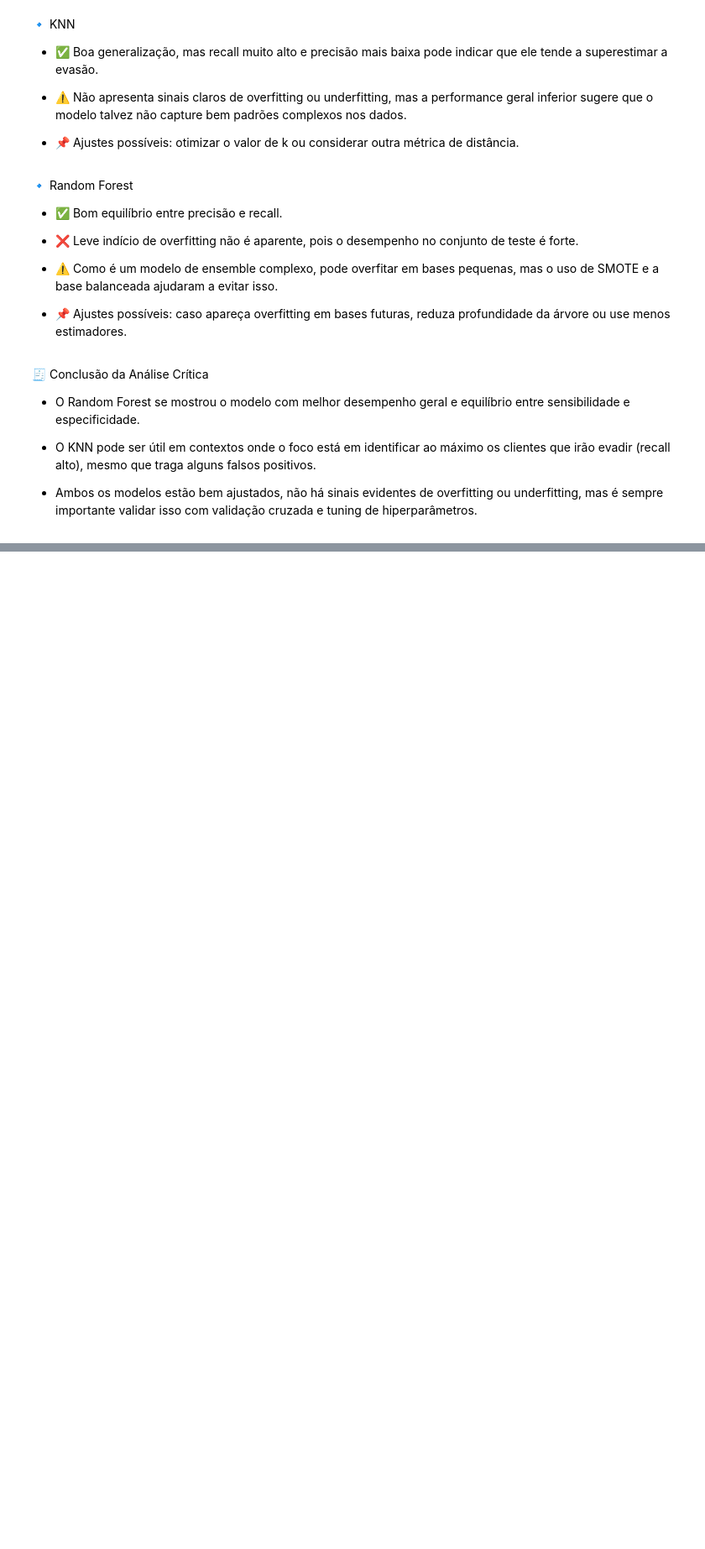
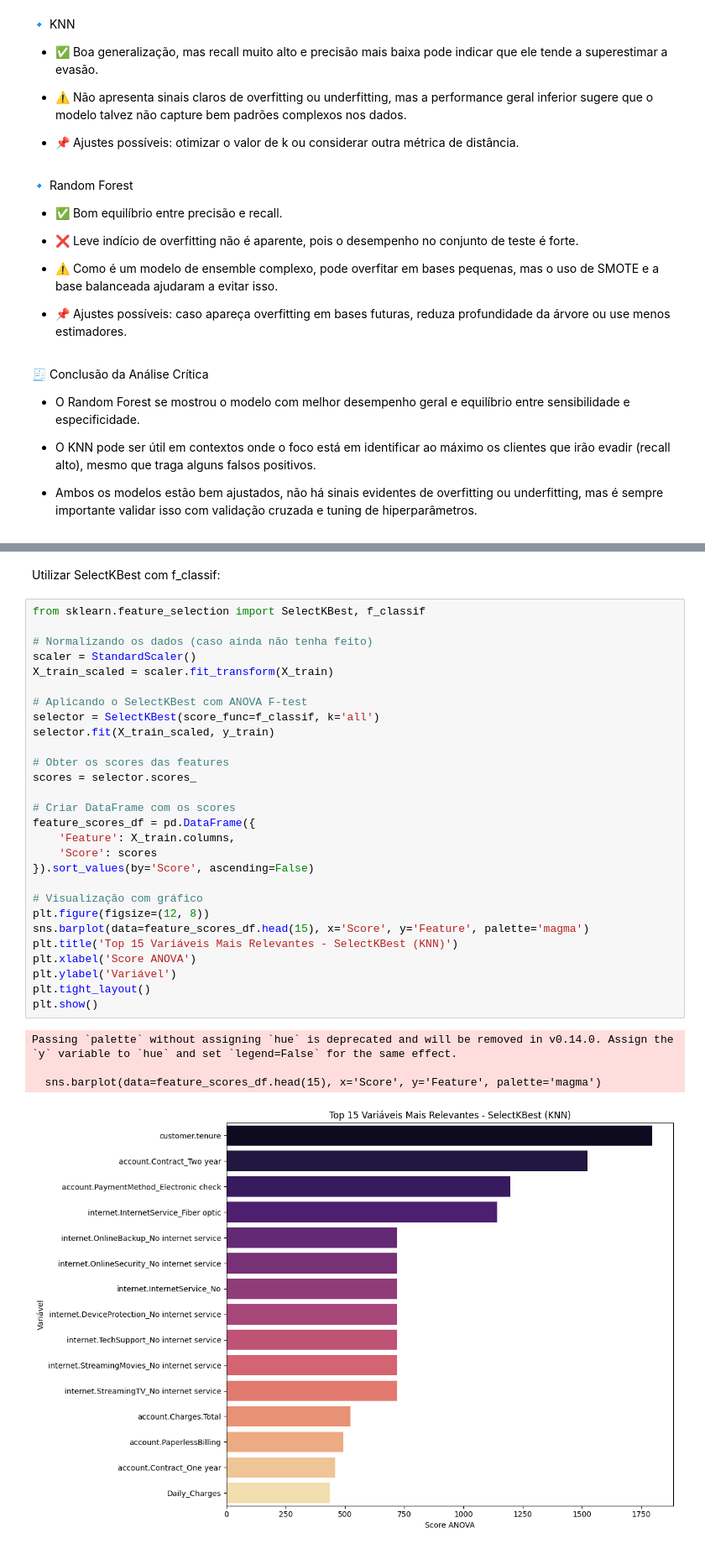
Before and after one commit to TheGabrielVieira/challenge3-data-science-part2, a Jupyter notebook: ML_TelecomX_BR.ipynb, the cells around one changed output, grey strips where cells are left out. Shown at 84% size. Drawn from its saved outputs; the diff is of its cells as text; blank space fills up the shorter version.

```diff
--- a/ML_TelecomX_BR.ipynb
+++ b/ML_TelecomX_BR.ipynb
@@ -644,0 +650,35 @@ plt.show()
+# %% [markdown]
+Utilizar SelectKBest com f_classif:
+# %%
+from sklearn.feature_selection import SelectKBest, f_classif
+
+# Normalizando os dados (caso ainda não tenha feito)
+scaler = StandardScaler()
+X_train_scaled = scaler.fit_transform(X_train)
+
+# Aplicando o SelectKBest com ANOVA F-test
+selector = SelectKBest(score_func=f_classif, k='all')
+selector.fit(X_train_scaled, y_train)
+
+# Obter os scores das features
+scores = selector.scores_
+
+# Criar DataFrame com os scores
+feature_scores_df = pd.DataFrame({
+    'Feature': X_train.columns,
+    'Score': scores
+}).sort_values(by='Score', ascending=False)
+
+# Visualização com gráfico
+plt.figure(figsize=(12, 8))
+sns.barplot(data=feature_scores_df.head(15), x='Score', y='Feature', palette='magma')
+plt.title('Top 15 Variáveis Mais Relevantes - SelectKBest (KNN)')
+plt.xlabel('Score ANOVA')
+plt.ylabel('Variável')
+plt.tight_layout()
+plt.show()
+# %% [output]
+Passing `palette` without assigning `hue` is deprecated and will be removed in v0.14.0. Assign the `y` variable to `hue` and set `legend=False` for the same effect.
+
+  sns.barplot(data=feature_scores_df.head(15), x='Score', y='Feature', palette='magma')
+[figure, added]
```
Also changed, not shown: parts of 5 cells of this notebook, 2 other files.
